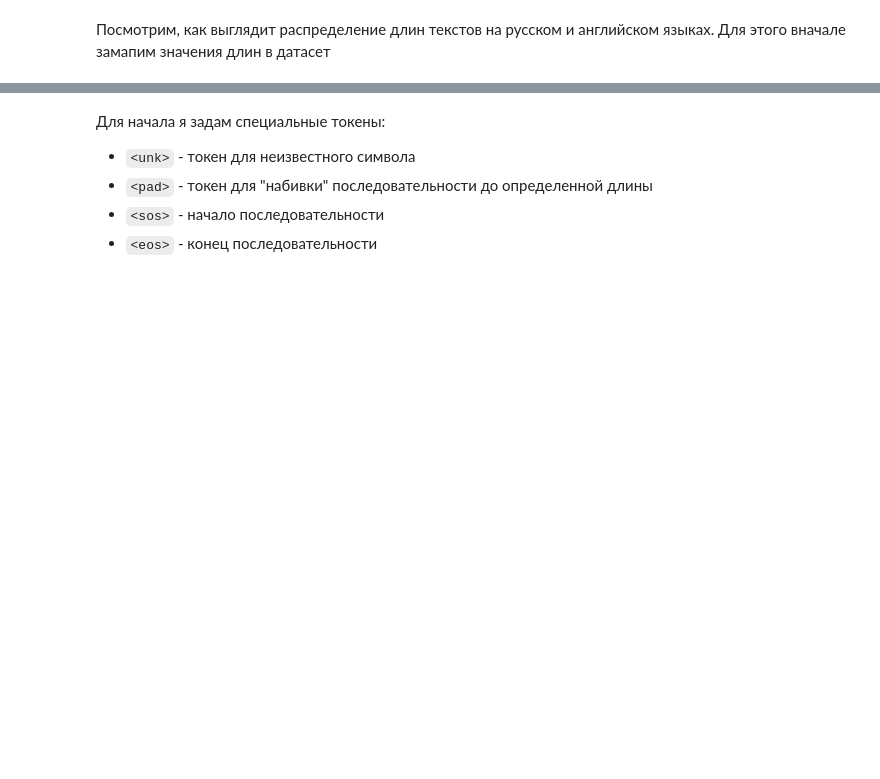
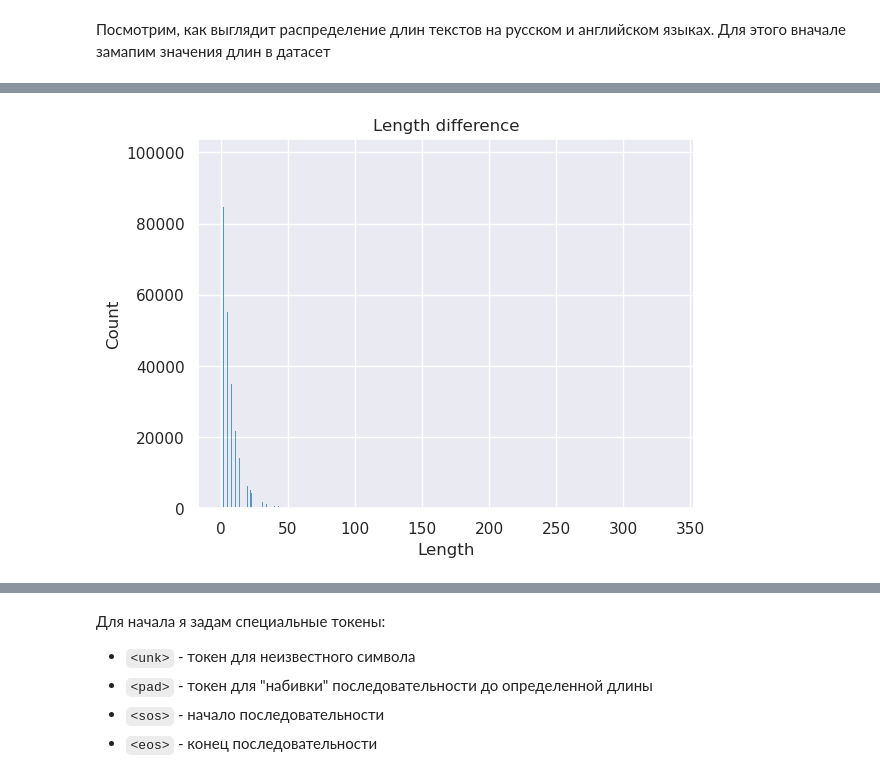
Before and after one commit to ilyaskalimullinn/machine_translation, a Jupyter notebook: 01-translation.ipynb, the cells around one changed output, grey strips where cells are left out. Cells and saved outputs as stored; diff of their text form; code cells hidden in the pictures; blank space fills up the shorter version.

```diff
--- a/01-translation.ipynb
+++ b/01-translation.ipynb
@@ -279,0 +306,26 @@ plot_lengths(dataset["train"], n_to_show=1_000_000)
+# %%
+def plot_length_difference(
+    length_ru: np.ndarray,
+    length_en: np.ndarray,
+    threshold: int | None = None,
+    title="Length difference",
+    label="Length",
+    plot_kwargs: dict = {}
+):
+    diff = np.abs(length_ru - length_en)
+
+    if threshold is not None:
+        diff = diff[diff <= threshold]
+
+    sns.histplot(x=diff, **plot_kwargs)
+    plt.title(title)
+    plt.xlabel(label)
+    plt.show()
+
+
+plot_length_difference(
+    length_ru=np.array(dataset["train"]["ru_len"]),
+    length_en=np.array(dataset["train"]["en_len"]),
+)
+# %% [output]
+[figure, added]
```
Also changed, not shown: parts of 56 cells of this notebook, 1 other file.
